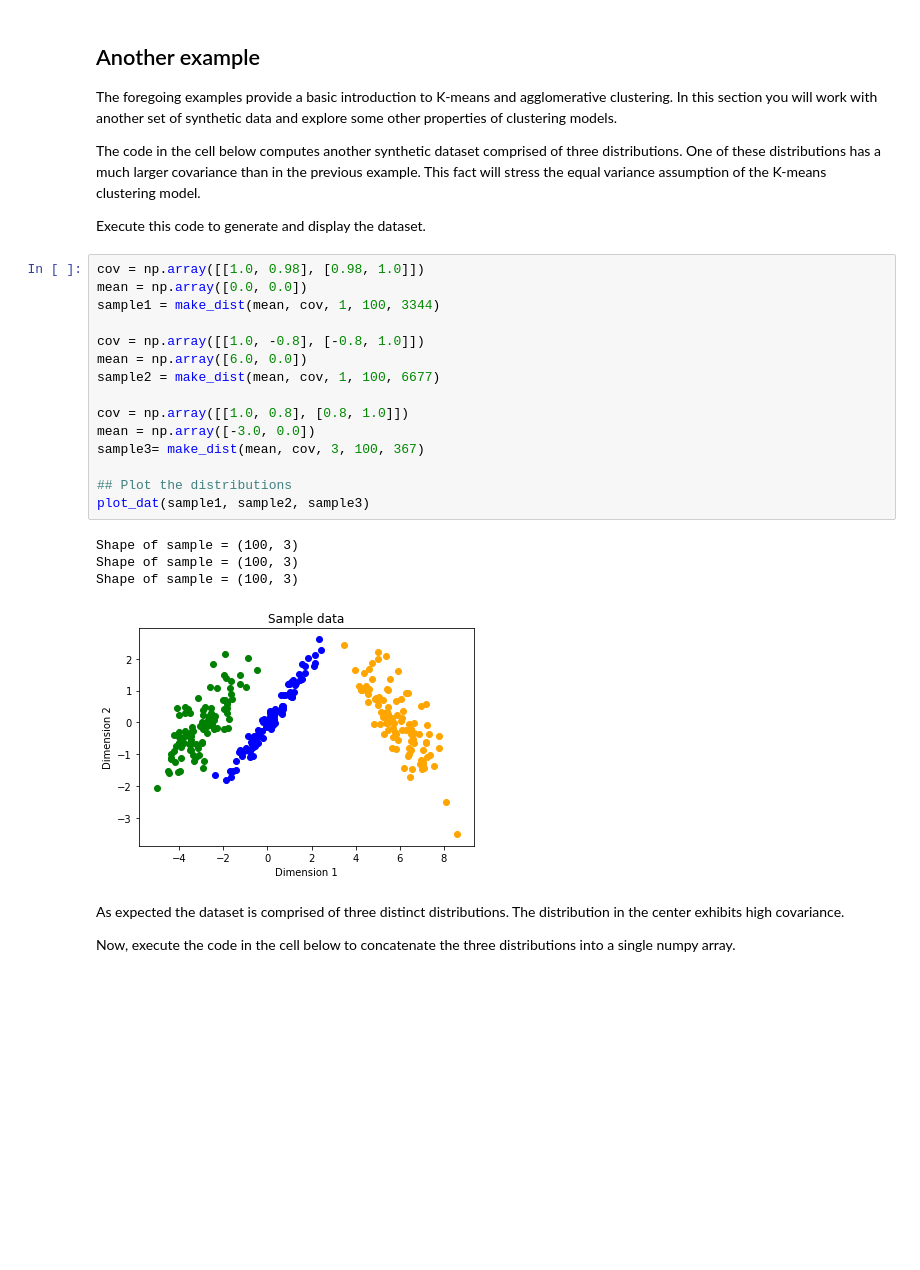
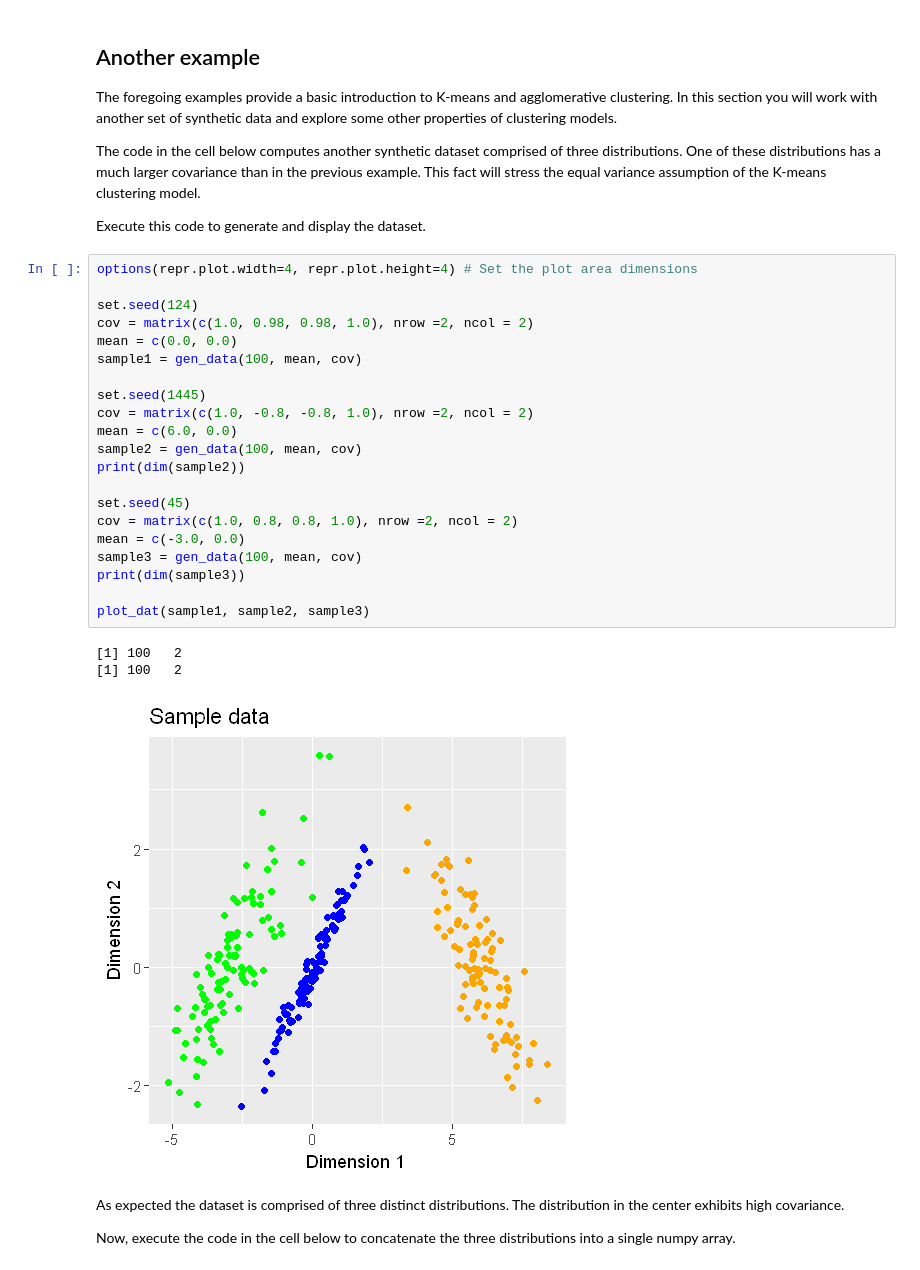
Before and after one commit to vijayraavi/Principles-of-Machine-Learning-R, a Jupyter notebook: Module7/IntroToUnsupervisedLearning.ipynb, the cells around one changed output. Drawn from its saved outputs; the diff is of its cells as text; blank space fills up the shorter version.

```diff
--- a/Module7/IntroToUnsupervisedLearning.ipynb
+++ b/Module7/IntroToUnsupervisedLearning.ipynb
@@ -373,25 +357,30 @@ The code in the cell below computes another synthetic dataset comprised of three
 
 Execute this code to generate and display the dataset.
 # %%
-cov = np.array([[1.0, 0.98], [0.98, 1.0]])
-mean = np.array([0.0, 0.0])
-sample1 = make_dist(mean, cov, 1, 100, 3344)
+options(repr.plot.width=4, repr.plot.height=4) # Set the plot area dimensions
 
-cov = np.array([[1.0, -0.8], [-0.8, 1.0]])
-mean = np.array([6.0, 0.0])
-sample2 = make_dist(mean, cov, 1, 100, 6677)
+set.seed(124)
+cov = matrix(c(1.0, 0.98, 0.98, 1.0), nrow =2, ncol = 2)
+mean = c(0.0, 0.0)
+sample1 = gen_data(100, mean, cov)
 
-cov = np.array([[1.0, 0.8], [0.8, 1.0]])
-mean = np.array([-3.0, 0.0])
-sample3= make_dist(mean, cov, 3, 100, 367)
+set.seed(1445)
+cov = matrix(c(1.0, -0.8, -0.8, 1.0), nrow =2, ncol = 2)
+mean = c(6.0, 0.0)
+sample2 = gen_data(100, mean, cov)
+print(dim(sample2))
 
-## Plot the distributions
+set.seed(45)
+cov = matrix(c(1.0, 0.8, 0.8, 1.0), nrow =2, ncol = 2)
+mean = c(-3.0, 0.0)
+sample3 = gen_data(100, mean, cov)
+print(dim(sample3))
+
 plot_dat(sample1, sample2, sample3)
 # %% [output]
-Shape of sample = (100, 3)
-Shape of sample = (100, 3)
-Shape of sample = (100, 3)
+[1] 100   2
+[1] 100   2
-[figure, old version]
+[figure, new version]
 # %% [markdown]
 As expected the dataset is comprised of three distinct distributions. The distribution in the center exhibits high covariance.
 
```
Also changed, not shown: parts of 24 cells of this notebook.
